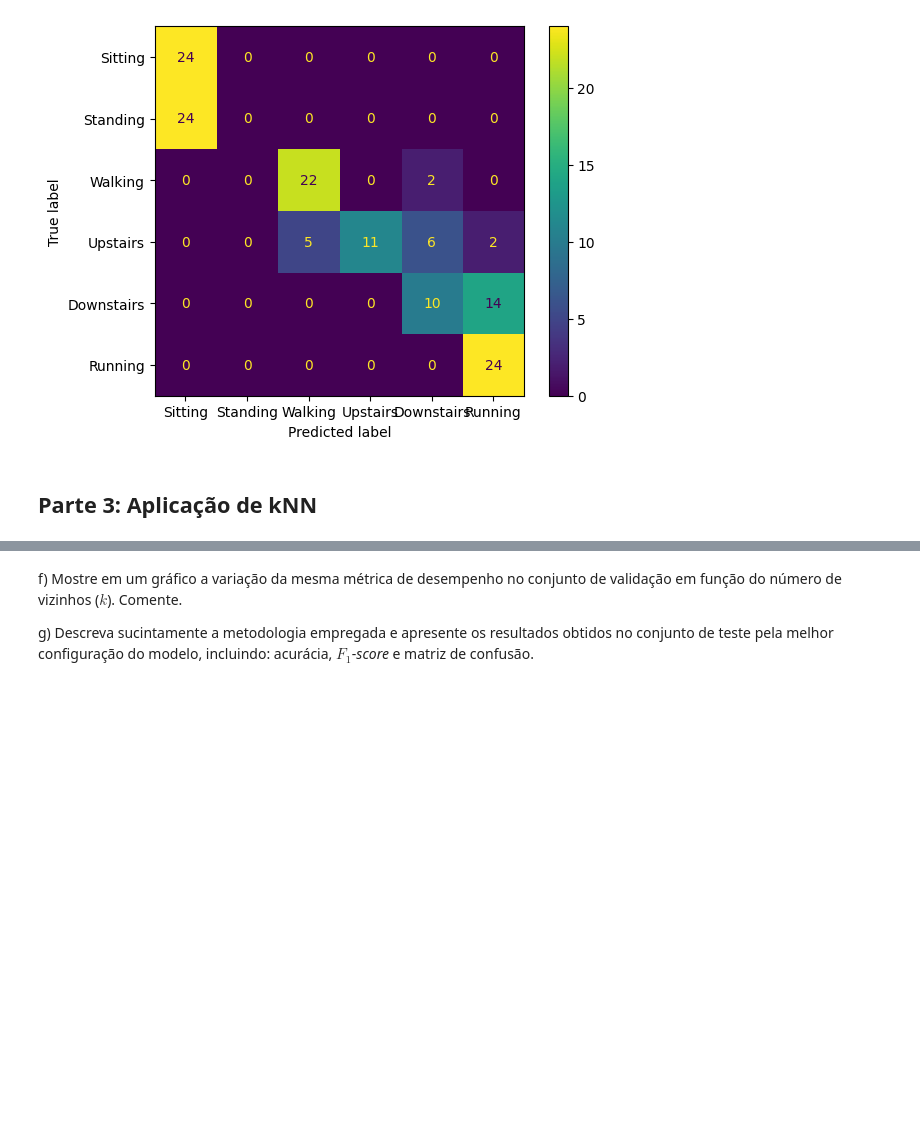
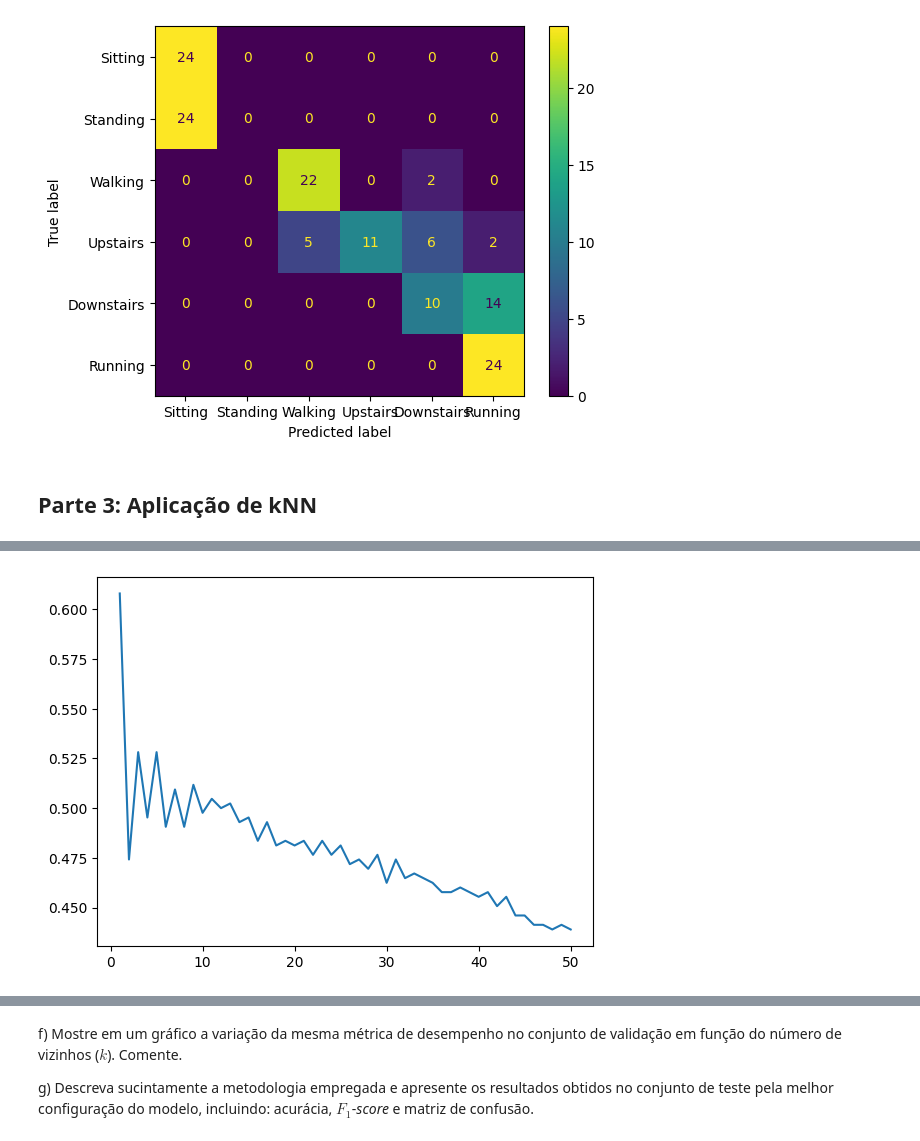
Before and after one commit to bsussel3/2023-s1-ci, a Jupyter notebook: solucao/roteiro_atividade_02_EA991_1s2025.ipynb, the cells around one changed output, grey strips where cells are left out. Cells and saved outputs as stored; diff of their text form; code cells hidden in the pictures; blank space fills up the shorter version.

```diff
--- a/solucao/roteiro_atividade_02_EA991_1s2025.ipynb
+++ b/solucao/roteiro_atividade_02_EA991_1s2025.ipynb
@@ -408,9 +408,9 @@ ConfusionMatrixDisplay(confusion_matrix(y_test, y_pred), display_labels=class_na
 from sklearn.neighbors import KNeighborsClassifier
 # %%
 param_grid = {
-    'n_neighbors': np.arange(10, 51, 10),
+    'n_neighbors': np.arange(1, 51),
     'p': (1, 2),
-    'leaf_size': np.logspage(1, 2, 5),
+    'leaf_size': [int(x) for x in np.logspace(0, 2, 5)],
 }
 
 grid = GridSearchCV(
@@ -419,3 +419,5 @@ grid = GridSearchCV(
     cv=pds,
     verbose=2,
 )
+# %%
+grid.fit(X_train_val, y_train_val)
@@ -421,0 +450,10 @@ grid = GridSearchCV(
+# %%
+# Score com leaf_size=1 e p=1
+scores = grid.cv_results_['mean_test_score'][0:100:2]
+n_neighbors = np.arange(1, 51)
+
+fig, ax = plt.subplots()
+ax.plot(n_neighbors, scores)
+plt.show()
+# %% [output]
+[figure, added]
```
Also changed, not shown: parts of 8 cells of this notebook.
